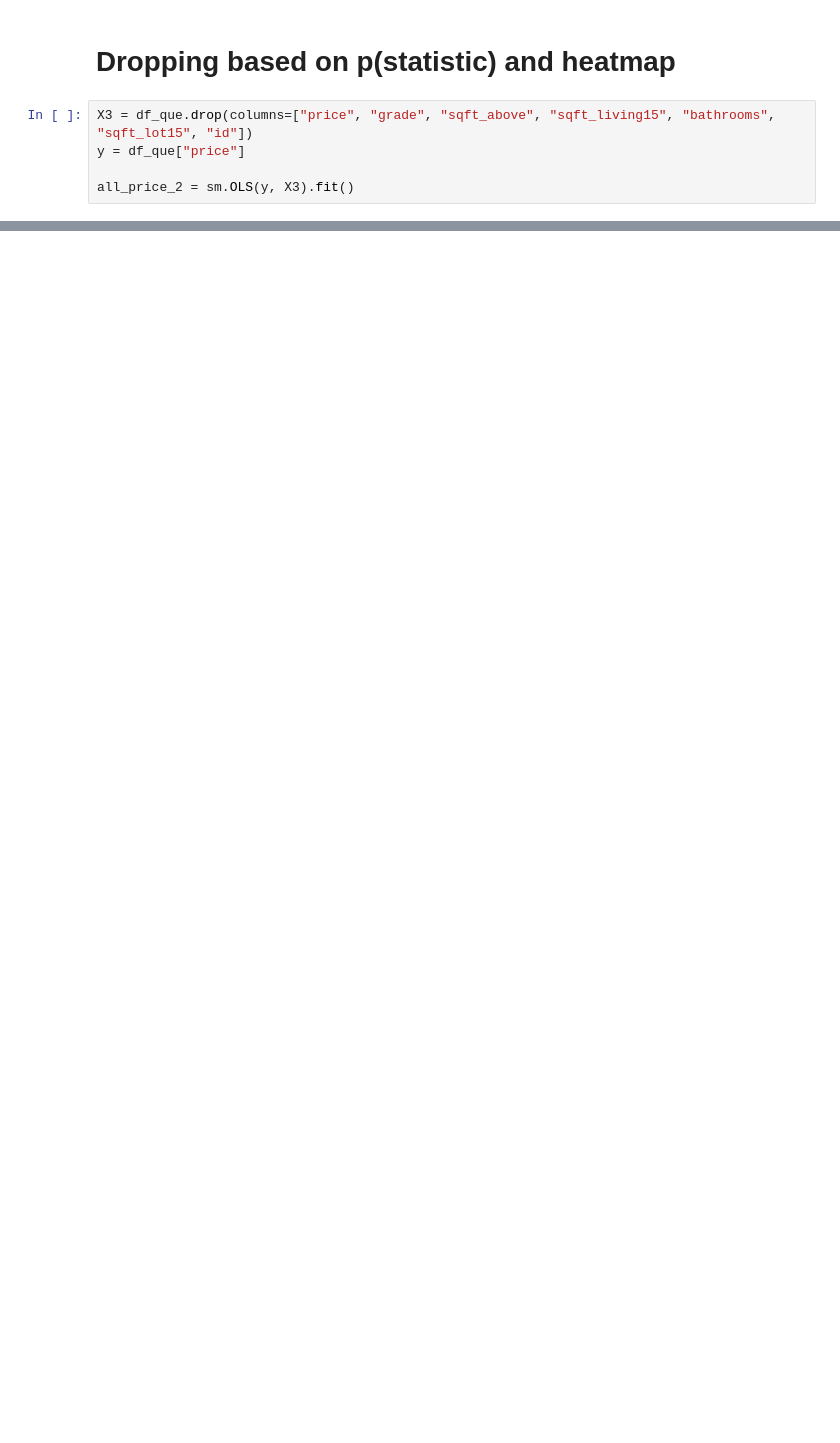
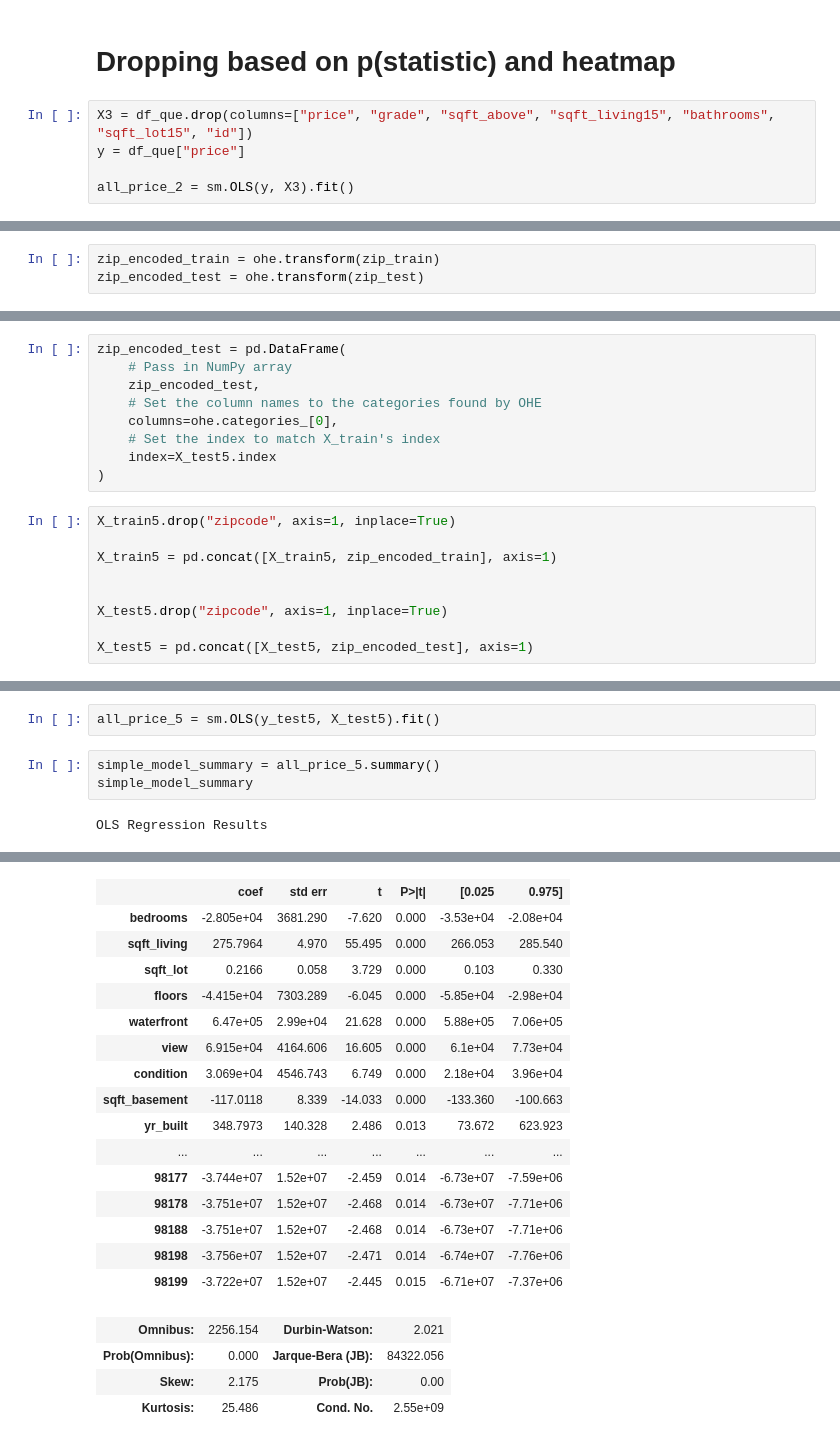
Before and after one commit to Co-nn/Analyzing-House-Sales-in-King-County-Washington, a Jupyter notebook: Connor/Untitled.ipynb, the cells around one changed output, grey strips where cells are left out. Cells and saved outputs as stored; diff of their text form; blank space fills up the shorter version.

```diff
--- a/Connor/Untitled.ipynb
+++ b/Connor/Untitled.ipynb
@@ -343,0 +543,3 @@ strong multicollinearity or other numerical problems.
+# %%
+zip_encoded_train = ohe.transform(zip_train)
+zip_encoded_test = ohe.transform(zip_test)
@@ -343,0 +555,18 @@ strong multicollinearity or other numerical problems.
+# %%
+zip_encoded_test = pd.DataFrame(
+    # Pass in NumPy array
+    zip_encoded_test,
+    # Set the column names to the categories found by OHE
+    columns=ohe.categories_[0],
+    # Set the index to match X_train's index
+    index=X_test5.index
+)
+# %%
+X_train5.drop("zipcode", axis=1, inplace=True)
+
+X_train5 = pd.concat([X_train5, zip_encoded_train], axis=1)
+
+
+X_test5.drop("zipcode", axis=1, inplace=True)
+
+X_test5 = pd.concat([X_test5, zip_encoded_test], axis=1)
@@ -343,0 +588,7 @@ strong multicollinearity or other numerical problems.
+# %%
+all_price_5 = sm.OLS(y_test5, X_test5).fit()
+# %%
+simple_model_summary = all_price_5.summary()
+simple_model_summary
+# %% [output]
+OLS Regression Results
@@ -343,0 +604,20 @@ strong multicollinearity or other numerical problems.
+|  | coef | std err | t | P>|t| | [0.025 | 0.975] |
+| bedrooms | -2.805e+04 | 3681.290 | -7.620 | 0.000 | -3.53e+04 | -2.08e+04 |
+| sqft_living | 275.7964 | 4.970 | 55.495 | 0.000 | 266.053 | 285.540 |
+| sqft_lot | 0.2166 | 0.058 | 3.729 | 0.000 | 0.103 | 0.330 |
+| floors | -4.415e+04 | 7303.289 | -6.045 | 0.000 | -5.85e+04 | -2.98e+04 |
+| waterfront | 6.47e+05 | 2.99e+04 | 21.628 | 0.000 | 5.88e+05 | 7.06e+05 |
+| view | 6.915e+04 | 4164.606 | 16.605 | 0.000 | 6.1e+04 | 7.73e+04 |
+| condition | 3.069e+04 | 4546.743 | 6.749 | 0.000 | 2.18e+04 | 3.96e+04 |
+| sqft_basement | -117.0118 | 8.339 | -14.033 | 0.000 | -133.360 | -100.663 |
+| yr_built | 348.7973 | 140.328 | 2.486 | 0.013 | 73.672 | 623.923 |
+| ... | ... | ... | ... | ... | ... | ... |
+| 98177 | -3.744e+07 | 1.52e+07 | -2.459 | 0.014 | -6.73e+07 | -7.59e+06 |
+| 98178 | -3.751e+07 | 1.52e+07 | -2.468 | 0.014 | -6.73e+07 | -7.71e+06 |
+| 98188 | -3.751e+07 | 1.52e+07 | -2.468 | 0.014 | -6.73e+07 | -7.71e+06 |
+| 98198 | -3.756e+07 | 1.52e+07 | -2.471 | 0.014 | -6.74e+07 | -7.76e+06 |
+| 98199 | -3.722e+07 | 1.52e+07 | -2.445 | 0.015 | -6.71e+07 | -7.37e+06 |
+| Omnibus: | 2256.154 | Durbin-Watson: | 2.021 |
+| Prob(Omnibus): | 0.000 | Jarque-Bera (JB): | 84322.056 |
+| Skew: | 2.175 | Prob(JB): | 0.00 |
+| Kurtosis: | 25.486 | Cond. No. | 2.55e+09 |
```
Also changed, not shown: parts of 49 cells of this notebook.
